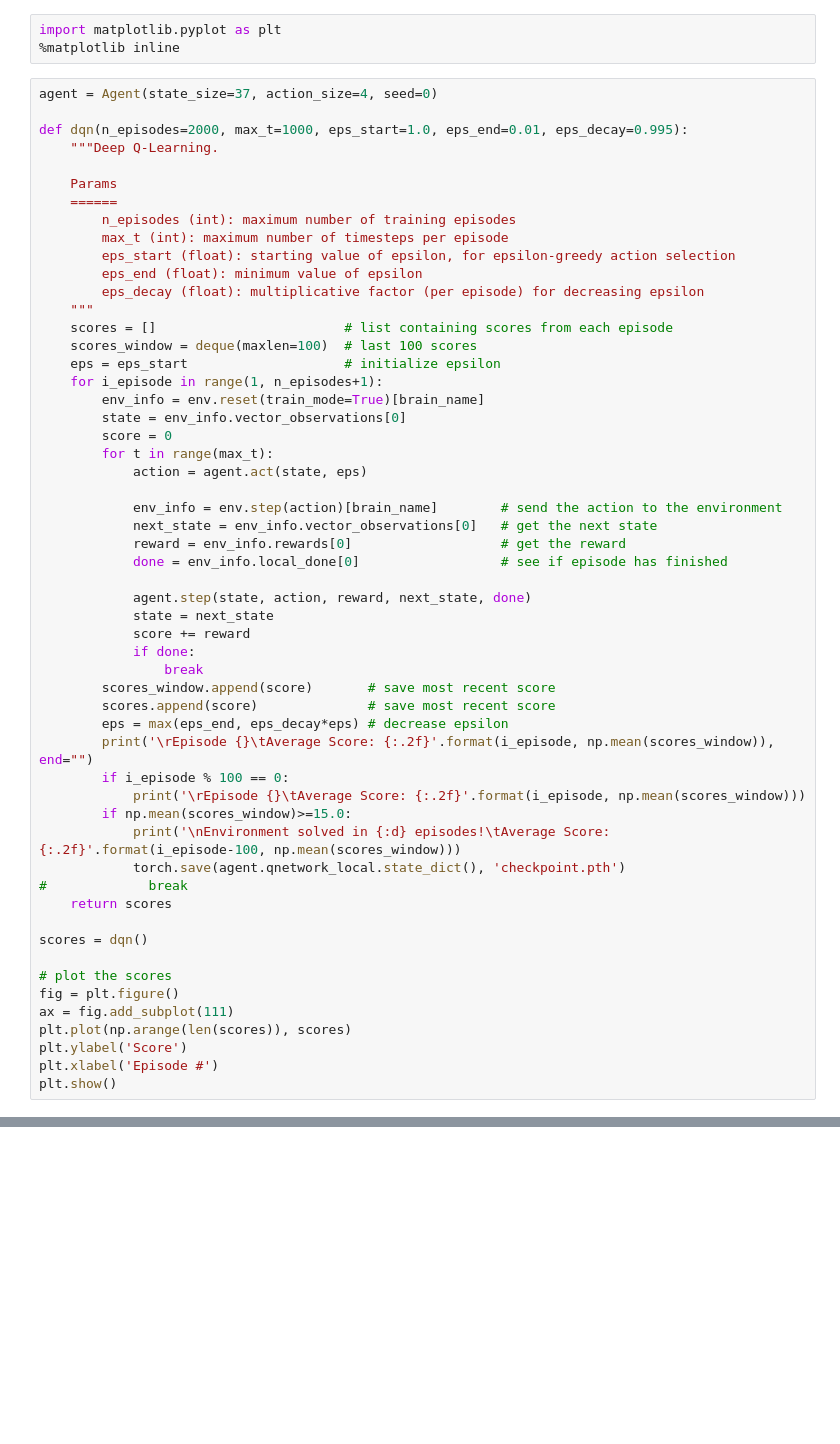
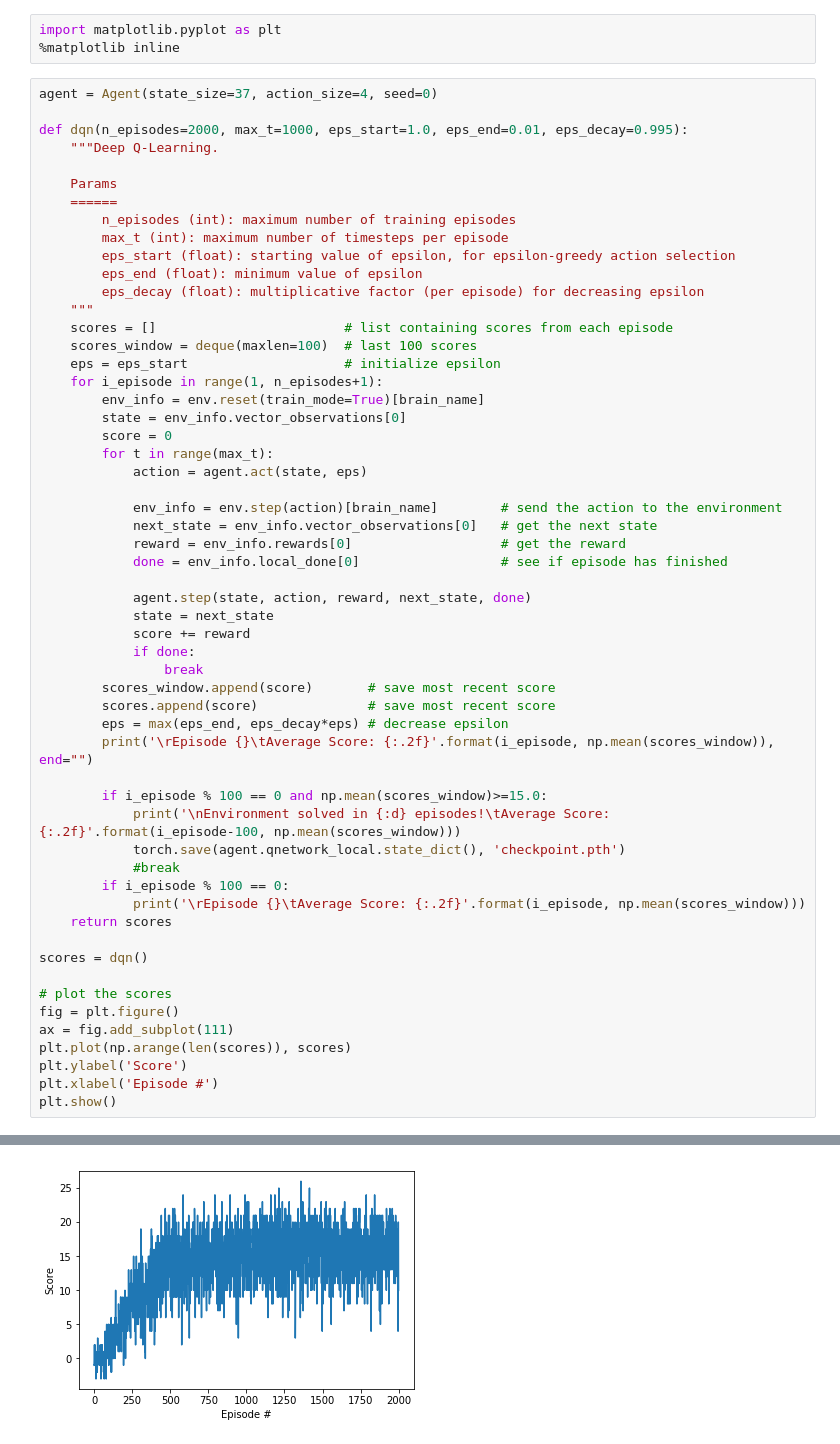
Before and after one commit to chungpuonn/Smart-Agent---Banana-Collector, a Jupyter notebook: Navigation (Solution).ipynb, the cells around one changed output, grey strips where cells are left out. Drawn from its saved outputs; the diff is of its cells as text; blank space fills up the shorter version.

```diff
--- a/Navigation (Solution).ipynb
+++ b/Navigation (Solution).ipynb
@@ -306,12 +349,13 @@ def dqn(n_episodes=2000, max_t=1000, eps_start=1.0, eps_end=0.01, eps_decay=0.99
         scores.append(score)              # save most recent score
         eps = max(eps_end, eps_decay*eps) # decrease epsilon
         print('\rEpisode {}\tAverage Score: {:.2f}'.format(i_episode, np.mean(scores_window)), end="")
+
+        if i_episode % 100 == 0 and np.mean(scores_window)>=15.0:
+            print('\nEnvironment solved in {:d} episodes!\tAverage Score: {:.2f}'.format(i_episode-100, np.mean(scores_window)))
+            torch.save(agent.qnetwork_local.state_dict(), 'checkpoint.pth')
+            #break
         if i_episode % 100 == 0:
             print('\rEpisode {}\tAverage Score: {:.2f}'.format(i_episode, np.mean(scores_window)))
-        if np.mean(scores_window)>=15.0:
-            print('\nEnvironment solved in {:d} episodes!\tAverage Score: {:.2f}'.format(i_episode-100, np.mean(scores_window)))
-            torch.save(agent.qnetwork_local.state_dict(), 'checkpoint.pth')
-#             break
     return scores
 
 scores = dqn()
@@ -323,3 +367,4 @@ plt.plot(np.arange(len(scores)), scores)
 plt.ylabel('Score')
 plt.xlabel('Episode #')
 plt.show()
+# %% [output]
@@ -325,0 +388 @@ plt.show()
+[figure, added]
```
Also changed, not shown: parts of 9 cells of this notebook.
